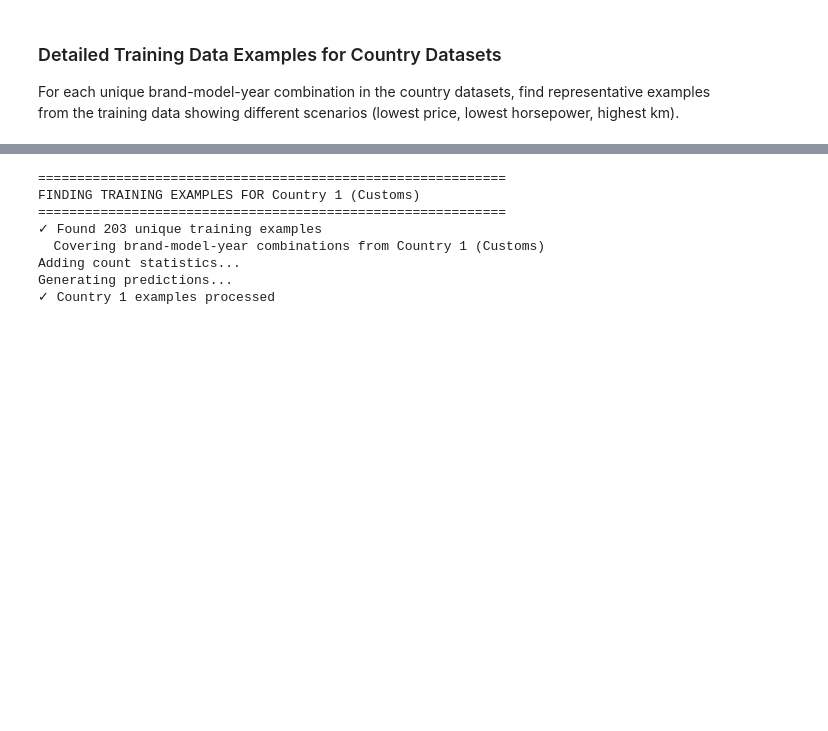
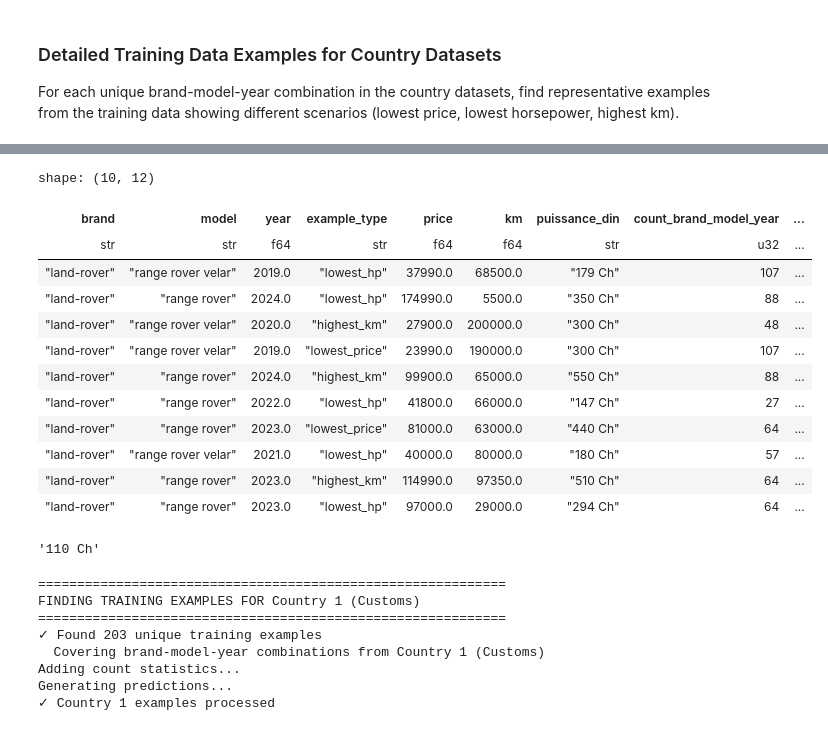
Before and after one commit to brunothefirst/car_price_prediction, a Jupyter notebook: notebooks/06_lean_model_training.ipynb, the cells around one changed output, grey strips where cells are left out. Cells and saved outputs as stored; diff of their text form; code cells hidden in the pictures; blank space fills up the shorter version.

Commit message:
checking summary table Cyril

```diff
--- a/notebooks/06_lean_model_training.ipynb
+++ b/notebooks/06_lean_model_training.ipynb
@@ -3369,3 +3392,23 @@ def find_training_examples(country_df, training_df, dataset_name="Country"):
+# %%
+examples_customs_final.filter(pl.col('brand') == 'land-rover').head(10)[['brand', 'model','year','example_type', 'price', 'km', 'puissance_din','count_brand_model_year', 'count_brand_model_all_years', 'predicted_q15', 'predicted_q50', 'predicted_q85']]
+# %% [output]
+shape: (10, 12)
+| brand | model | year | example_type | price | km | puissance_din | count_brand_model_year | ... |
+| str | str | f64 | str | f64 | f64 | str | u32 | ... |
+| "land-rover" | "range rover velar" | 2019.0 | "lowest_hp" | 37990.0 | 68500.0 | "179 Ch" | 107 | ... |
+| "land-rover" | "range rover" | 2024.0 | "lowest_hp" | 174990.0 | 5500.0 | "350 Ch" | 88 | ... |
+| "land-rover" | "range rover velar" | 2020.0 | "highest_km" | 27900.0 | 200000.0 | "300 Ch" | 48 | ... |
+| "land-rover" | "range rover velar" | 2019.0 | "lowest_price" | 23990.0 | 190000.0 | "300 Ch" | 107 | ... |
+| "land-rover" | "range rover" | 2024.0 | "highest_km" | 99900.0 | 65000.0 | "550 Ch" | 88 | ... |
+| "land-rover" | "range rover" | 2022.0 | "lowest_hp" | 41800.0 | 66000.0 | "147 Ch" | 27 | ... |
+| "land-rover" | "range rover" | 2023.0 | "lowest_price" | 81000.0 | 63000.0 | "440 Ch" | 64 | ... |
+| "land-rover" | "range rover velar" | 2021.0 | "lowest_hp" | 40000.0 | 80000.0 | "180 Ch" | 57 | ... |
+| "land-rover" | "range rover" | 2023.0 | "highest_km" | 114990.0 | 97350.0 | "510 Ch" | 64 | ... |
+| "land-rover" | "range rover" | 2023.0 | "lowest_hp" | 97000.0 | 29000.0 | "294 Ch" | 64 | ... |
+# %%
+df.filter(pl.col('brand') == 'land-rover').filter(pl.col('year') == 2019)['puissance_din'].min()
+# %% [output]
+'110 Ch'
 # %%
 # %% Process Country 1 (Customs)
 examples_customs = find_training_examples(df_customs, df, "Country 1 (Customs)")
```
Also changed, not shown: parts of 2 cells of this notebook.
